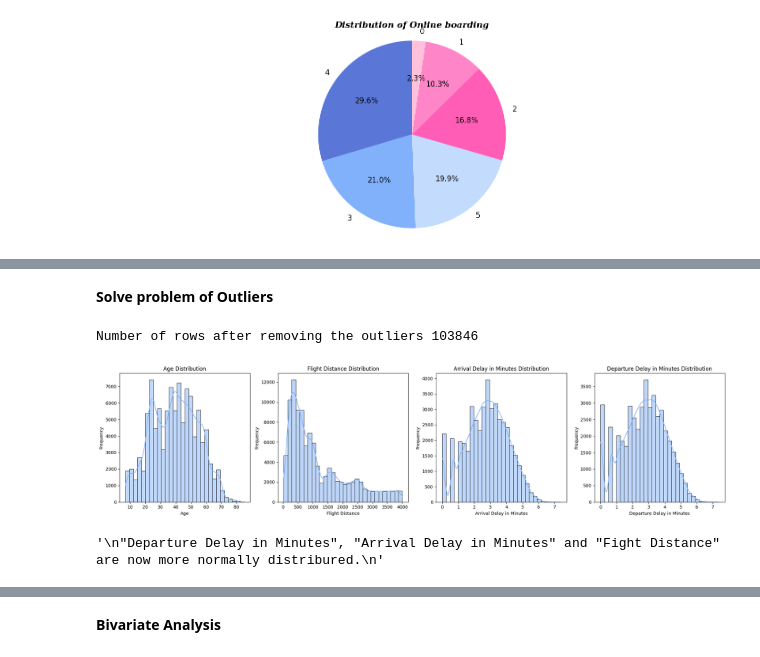
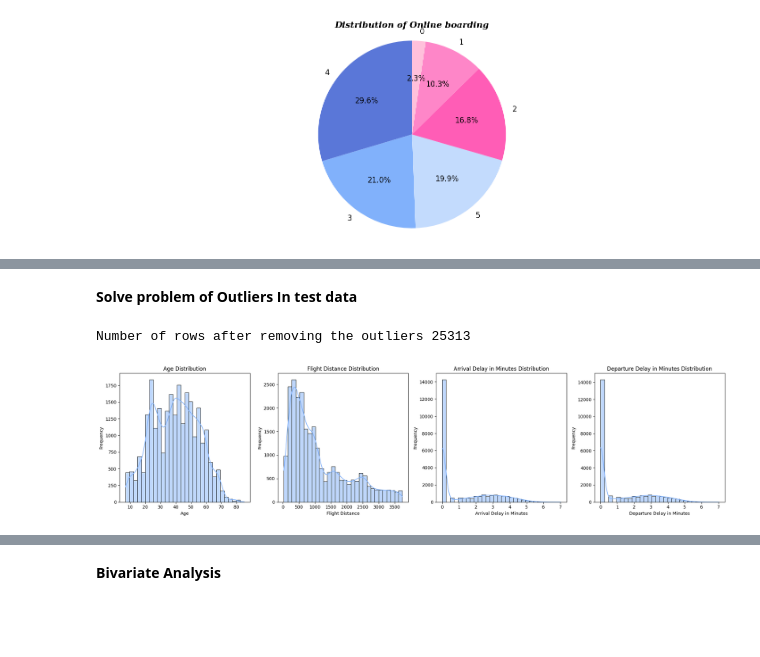
Before and after one commit to hebaashraf21/Airline_Passenger_Satisfaction_Prediction, a Jupyter notebook: code/eda.ipynb, the cells around one changed output, grey strips where cells are left out. Saved outputs shown, nothing was run; the diff lists cells and outputs as text; code cells hidden in the pictures; blank space fills up the shorter version.

Commit message:
solving outliers in train & test data

```diff
--- a/code/eda.ipynb
+++ b/code/eda.ipynb
@@ -138,16 +233,0 @@ Proportion of rows with value greater than 200 to total rows: 0.0077900264494082
-# %%
-# Get the portion of data that has values greater than 4000 in Flight Distance column
-col = "Flight Distance"
-
-count_greater_than_4000 = (cleaned_train_data[col] > 4000).sum()
-
-# Total number of rows in column 'x'
-total_rows = cleaned_train_data[col].count()
-
-# Calculate the proportion of rows with values greater than 200 to the total number of rows
-proportion_greater_than_4000 = count_greater_than_4000 / total_rows
-
-# Print the results
-print(f"Number of rows in column '{col}' with value greater than 4000:", count_greater_than_4000)
-print(f"Total number of rows in column '{col}':", total_rows)
-print(f"Proportion of rows with value greater than 4000 to total rows:", proportion_greater_than_4000)
@@ -157,0 +236,11 @@ Proportion of rows with value greater than 4000 to total rows: 0.000558207576224
+# %%
+# Histograms for numerical variables in test data
+plt.figure(figsize=(20, 5))
+for i, col in enumerate(continuous_variables, 1):
+    plt.subplot(1, 4, i)
+    sns.histplot(cleaned_test_data[col], bins=30, kde=True, color='#81b1fb')
+    plt.title(f'{col} Distribution')
+    plt.xlabel(col)
+    plt.ylabel('Frequency')
+plt.tight_layout()
+plt.show()
@@ -158,37 +288,40 @@ Proportion of rows with value greater than 4000 to total rows: 0.000558207576224
 # %% [markdown]
-**Solve problem of Outliers**
+**Solve problem of Outliers In test data**
 # %%
 '''
 Since the portion of rows having the outliers in the "Flight Distance" is very small so we will remove it
 '''
-cleaned_train_data = cleaned_train_data[(cleaned_train_data['Flight Distance'] <= 4000)]
+# Calculate quartiles, IQR, and bounds for column 'x'
+Q1 = cleaned_test_data['Flight Distance'].quantile(0.25)
+Q3 = cleaned_test_data['Flight Distance'].quantile(0.75)
+IQR = Q3 - Q1
+lower_bound = Q1 - 1.5 * IQR
+upper_bound = Q3 + 1.5 * IQR
+# Identify outliers in column 'Flight Distance'
+outliers = (cleaned_test_data['Flight Distance'] < lower_bound) | (cleaned_test_data['Flight Distance'] > upper_bound)
 
-num_rows = cleaned_train_data.shape[0]
+# Remove rows with outliers in column 'x' from the DataFrame
+cleaned_test_data = cleaned_test_data[~outliers]
+num_rows = cleaned_test_data.shape[0]
 print("Number of rows after removing the outliers", num_rows)
 # %% [output]
-Number of rows after removing the outliers 103846
+Number of rows after removing the outliers 25313
 # %%
 # we will normalize "Departure Delay in Minutes","Arrival Delay in Minutes"
 right_skewed = ["Departure Delay in Minutes","Arrival Delay in Minutes"]
 # Normalize the numeric variables
 for x in right_skewed:
-    cleaned_train_data[x] = np.log(cleaned_train_data[x])
+    cleaned_test_data[x] = np.log(cleaned_test_data[x] + 1)
 # %%
 # Histograms for numerical variables
 plt.figure(figsize=(20, 5))
 for i, col in enumerate(continuous_variables, 1):
     plt.subplot(1, 4, i)
-    sns.histplot(cleaned_train_data[col], bins=30, kde=True, color='#81b1fb')
+    sns.histplot(cleaned_test_data[col], bins=30, kde=True, color='#81b1fb')
     plt.title(f'{col} Distribution')
     plt.xlabel(col)
     plt.ylabel('Frequency')
 plt.tight_layout()
 plt.show()
 # %% [output]
-[figure, old version]
+[figure, new version]
-# %%
-'''
-"Departure Delay in Minutes", "Arrival Delay in Minutes" and "Fight Distance" are now more normally distribured.
-'''
-# %% [output]
-'\n"Departure Delay in Minutes", "Arrival Delay in Minutes" and "Fight Distance" are now more normally distribured.\n'
```
Also changed, not shown: parts of 18 cells of this notebook, 3 other files.
